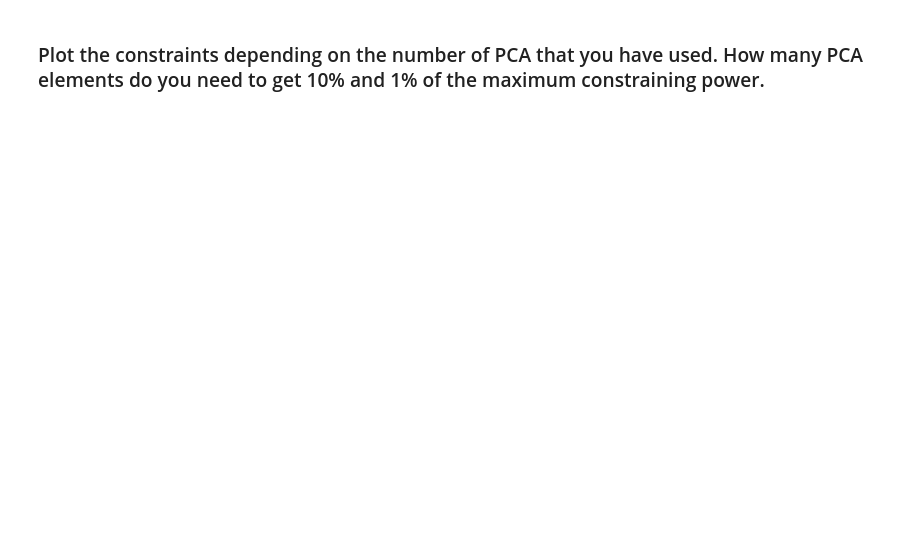
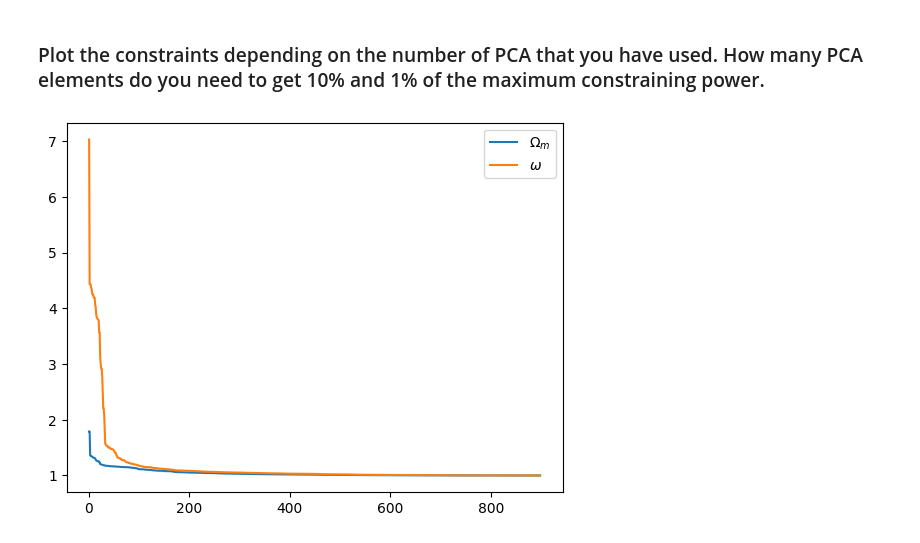
Before and after one commit to Rashaad-Reid/UWAstroStats, a Jupyter notebook: projects/2ptstat-analysis/assignments/assignment2.ipynb, the cells around one changed output. Saved outputs shown, nothing was run; the diff lists cells and outputs as text; code cells hidden in the pictures; blank space fills up the shorter version.

```diff
--- a/projects/2ptstat-analysis/assignments/assignment2.ipynb
+++ b/projects/2ptstat-analysis/assignments/assignment2.ipynb
@@ -140,17 +153,19 @@ w_shift = 1.7/1e3 #decide for a reasonable stepsize in w
 # This example compute the model for two different Omega_m values.
 paramters = {'omega_m':[0.3,0.31,],'w':[-1,-1],'As':[np.mean(test_params['As'])]*2,'omega_b':[np.mean(test_params['omega_b'])]*2}
 
-features_4_div = cp_nn.predictions_np(paramters) - 1.
+features_4_div = cp_nn.predictions_np(paramters)
 # if you modified the training features you need to convert back the output back the original data vectors
 
 Om = np.mean(test_params['omega_m'])
 w = np.mean(test_params['w'])
 
-parameters_Om = {'omega_m':[Om+2.*Om_shift,Om+Om_shift,Om-Om_shift,Om-2.*Om_shift],'w':[w]*4,'As':[np.mean(test_params['As'])]*4,'omega_b':[np.mean(test_params['omega_b'])]*4}
-parameters_w = {'omega_m':[Om]*4,'w':[w+2.*w_shift,w+w_shift,w-w_shift,w-2.*w_shift],'As':[np.mean(test_params['As'])]*4,'omega_b':[np.mean(test_params['omega_b'])]*4}
+parameters_Om = {'omega_m':[Om+2.*Om_shift,Om+Om_shift,Om-Om_shift,Om-2.*Om_shift],'w':[w]*4,'As':[np.mean(test_params['As'])]*4,
+                 'omega_b':[np.mean(test_params['omega_b'])]*4}
+parameters_w = {'omega_m':[Om]*4,'w':[w+2.*w_shift,w+w_shift,w-w_shift,w-2.*w_shift],'As':[np.mean(test_params['As'])]*4,
+                'omega_b':[np.mean(test_params['omega_b'])]*4}
 
-features_Om = cp_nn.predictions_np(parameters_Om) - 1.
-features_w = cp_nn.predictions_np(parameters_w) - 1.
+features_Om = cp_nn.predictions_np(parameters_Om) * train_max + train_min
+features_w = cp_nn.predictions_np(parameters_w) * train_max + train_min
 
 derivative_Om = ( -features_Om[0] + 8.*features_Om[1] - 8.*features_Om[2] + features_Om[3] ) / (12.*Om_shift) # compute derivative
 derivative_w = ( -features_w[0] + 8.*features_w[1] - 8.*features_w[2] + features_w[3] ) / (12.*w_shift) # compute derivative
@@ -222,2 +280,11 @@ paramter_constraints = np.array(paramter_constraints)
 # %% [markdown]
 ### Plot the constraints depending on the number of PCA that you have used. How many PCA elements do you need to get 10% and 1% of the maximum constraining power.
+# %%
+paramter_constraints = np.loadtxt('data_4_assignment2/parameter_constraints.dat')
+
+plt.plot(paramter_constraints[:,0]/max_constraints[0], label='$\Omega_m$')
+plt.plot(paramter_constraints[:,1]/max_constraints[1], label='$\omega$')
+plt.legend()
+plt.show()
+# %% [output]
+[figure, added]
```
Also changed, not shown: parts of 7 cells of this notebook, 8 other files.
